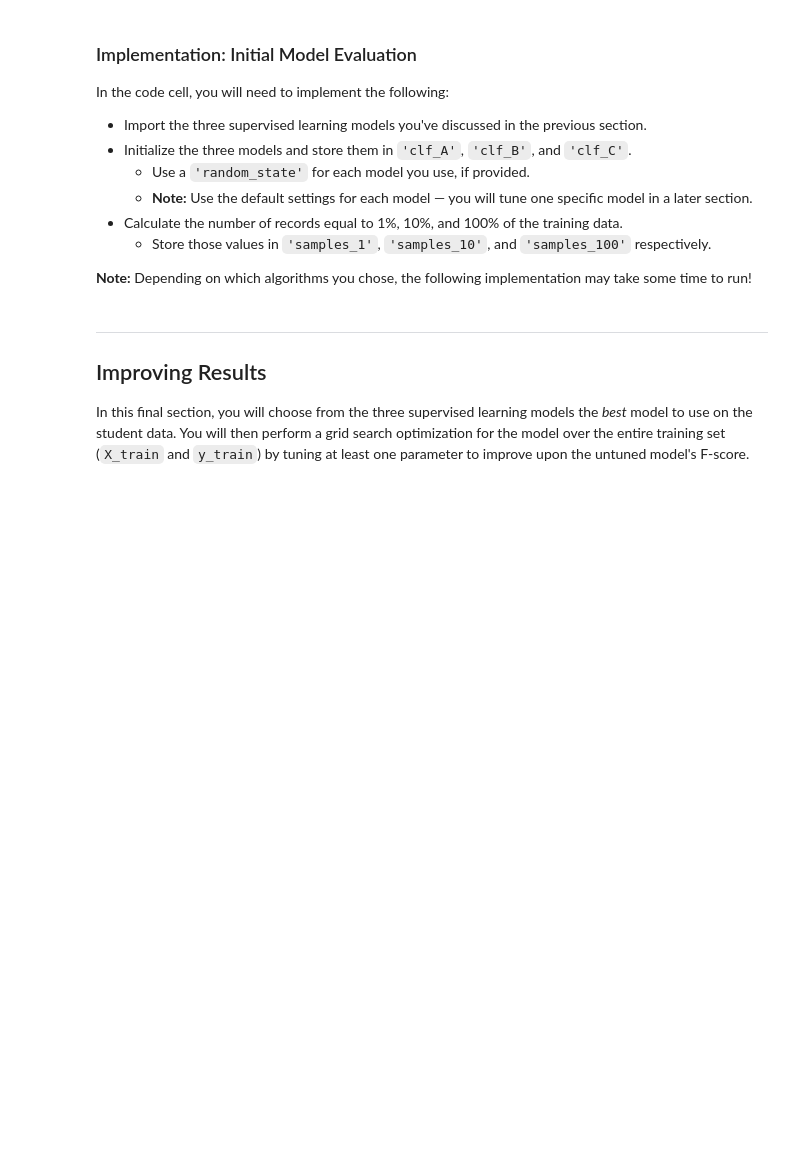
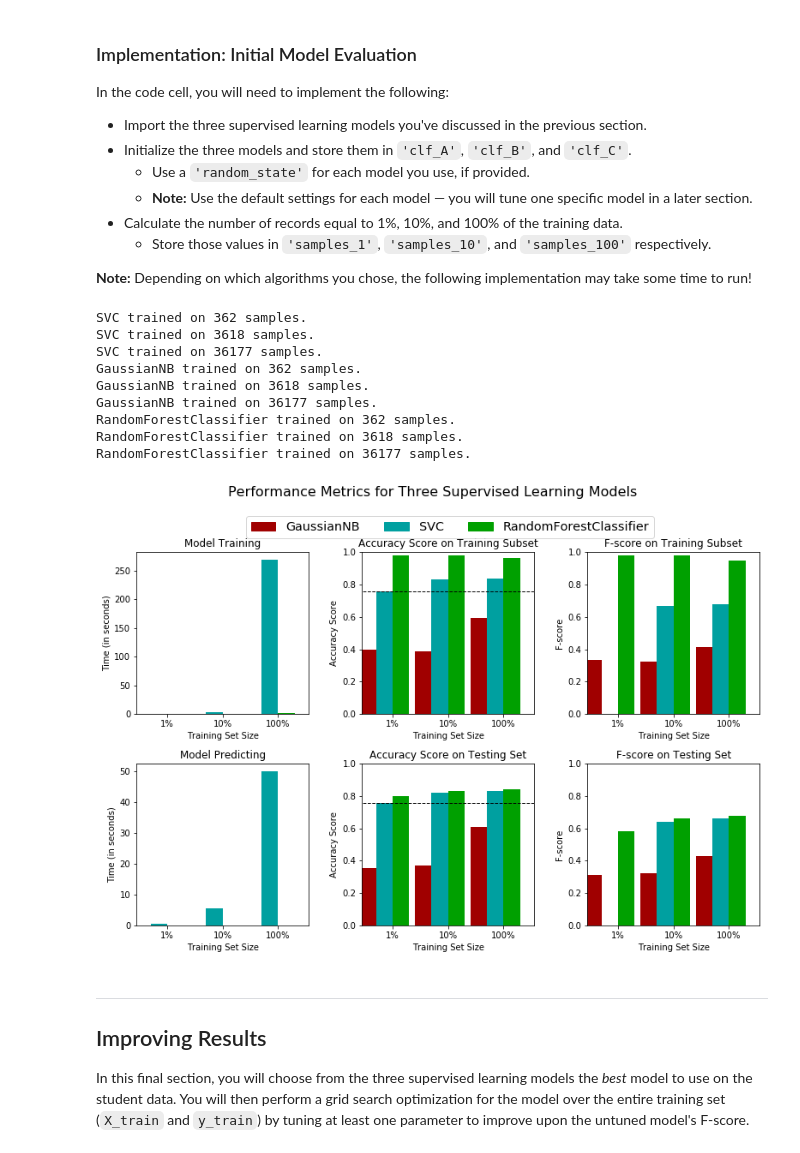
Before and after one commit to tichmangono/finding_donors, a Jupyter notebook: finding_donors.ipynb, the cells around one changed output. Drawn from its saved outputs; the diff is of its cells as text; code cells hidden in the pictures; blank space fills up the shorter version.

```diff
--- a/finding_donors.ipynb
+++ b/finding_donors.ipynb
@@ -123,14 +138,14 @@ Additionally, as with the non-numeric features, we need to convert the non-numer
    - Set records with "<=50K" to `0` and records with ">50K" to `1`.
 # %%
 # TODO: One-hot encode the 'features_raw' data using pandas.get_dummies()
-features = None
+features = pd.get_dummies(features_raw)
 
 # TODO: Encode the 'income_raw' data to numerical values
-income = None
+income = income_raw.map({'>50K':1, '<=50K':0})
 
 # Print the number of features after one-hot encoding
 encoded = list(features.columns)
 print "{} total features after one-hot encoding.".format(len(encoded))
 
 # Uncomment the following line to see the encoded feature names
-#print encoded
+print encoded
@@ -207,6 +240,7 @@ In the code block below, you will need to implement the following:
    - Make sure that you set the `beta` parameter!
 # %%
 # TODO: Import two metrics from sklearn - fbeta_score and accuracy_score
+from sklearn.metrics import accuracy_score, fbeta_score
 
 def train_predict(learner, sample_size, X_train, y_train, X_test, y_test):
     '''
@@ -223,33 +257,34 @@ def train_predict(learner, sample_size, X_train, y_train, X_test, y_test):
 
     # TODO: Fit the learner to the training data using slicing with 'sample_size'
     start = time() # Get start time
-    learner = None
+    learner = learner.fit(X_train.iloc[:sample_size,:],y_train.iloc[:sample_size] )
     end = time() # Get end time
 
     # TODO: Calculate the training time
-    results['train_time'] = None
+    results['train_time'] = end - start
 
     # TODO: Get the predictions on the test set,
     #       then get predictions on the first 300 training samples
     start = time() # Get start time
-    predictions_test = None
-    predictions_train = None
+    predictions_test = learner.predict(X_test)
+    predictions_train = learner.predict(X_train.iloc[:300,:])
     end = time() # Get end time
 
     # TODO: Calculate the total prediction time
-    results['pred_time'] = None
+    results['pred_time'] = end - start
 
     # TODO: Compute accuracy on the first 300 training samples
-    results['acc_train'] = None
+    results['acc_train'] = accuracy_score(y_train.iloc[:300], predictions_train)
 
     # TODO: Compute accuracy on test set
-    results['acc_test'] = None
+    results['acc_test'] = accuracy_score(y_test, predictions_test)
 
     # TODO: Compute F-score on the the first 300 training samples
-    results['f_train'] = None
+    beta2 = 0.5
+    results['f_train'] = fbeta_score(y_train.iloc[:300], predictions_train,beta = beta2)
 
     # TODO: Compute F-score on the test set
-    results['f_test'] = None
+    results['f_test'] = fbeta_score(y_test, predictions_test, beta = beta2)
 
     # Success
     print "{} trained on {} samples.".format(learner.__class__.__name__, sample_size)
@@ -269,28 +304,45 @@ In the code cell, you will need to implement the following:
 **Note:** Depending on which algorithms you chose, the following implementation may take some time to run!
 # %%
 # TODO: Import the three supervised learning models from sklearn
+from sklearn.naive_bayes import GaussianNB
+from sklearn.tree import DecisionTreeClassifier
+from sklearn.linear_model import LogisticRegression, SGDClassifier
+from sklearn.neighbors import KNeighborsClassifier
+from sklearn.ensemble import RandomForestClassifier, GradientBoostingClassifier, AdaBoostClassifier, BaggingClassifier
+from sklearn.svm import SVC
 
 # TODO: Initialize the three models
-clf_A = None
-clf_B = None
-clf_C = None
+clf_A = SVC(random_state=0)
+clf_B = GaussianNB(random_state=0)
+clf_C = RandomForestClassifier(random_state=0)
 
 # TODO: Calculate the number of samples for 1%, 10%, and 100% of the training data
-samples_1 = None
-samples_10 = None
-samples_100 = None
+samples_1 = int(round(0.01*len(y_train)))
+samples_10 = int(round(0.10*len(y_train)))
+samples_100 = int(1.0*len(y_train))
 
 # Collect results on the learners
 results = {}
 for clf in [clf_A, clf_B, clf_C]:
     clf_name = clf.__class__.__name__
     results[clf_name] = {}
     for i, samples in enumerate([samples_1, samples_10, samples_100]):
         results[clf_name][i] = \
         train_predict(clf, samples, X_train, y_train, X_test, y_test)
 
 # Run metrics visualization for the three supervised learning models chosen
 vs.evaluate(results, accuracy, fscore)
+# %% [output]
+SVC trained on 362 samples.
+SVC trained on 3618 samples.
+SVC trained on 36177 samples.
+GaussianNB trained on 362 samples.
+GaussianNB trained on 3618 samples.
+GaussianNB trained on 36177 samples.
+RandomForestClassifier trained on 362 samples.
+RandomForestClassifier trained on 3618 samples.
+RandomForestClassifier trained on 36177 samples.
+[figure, added]
 # %% [markdown]
 ----
 ## Improving Results
```
Also changed, not shown: parts of 10 cells of this notebook, 1 other file.
